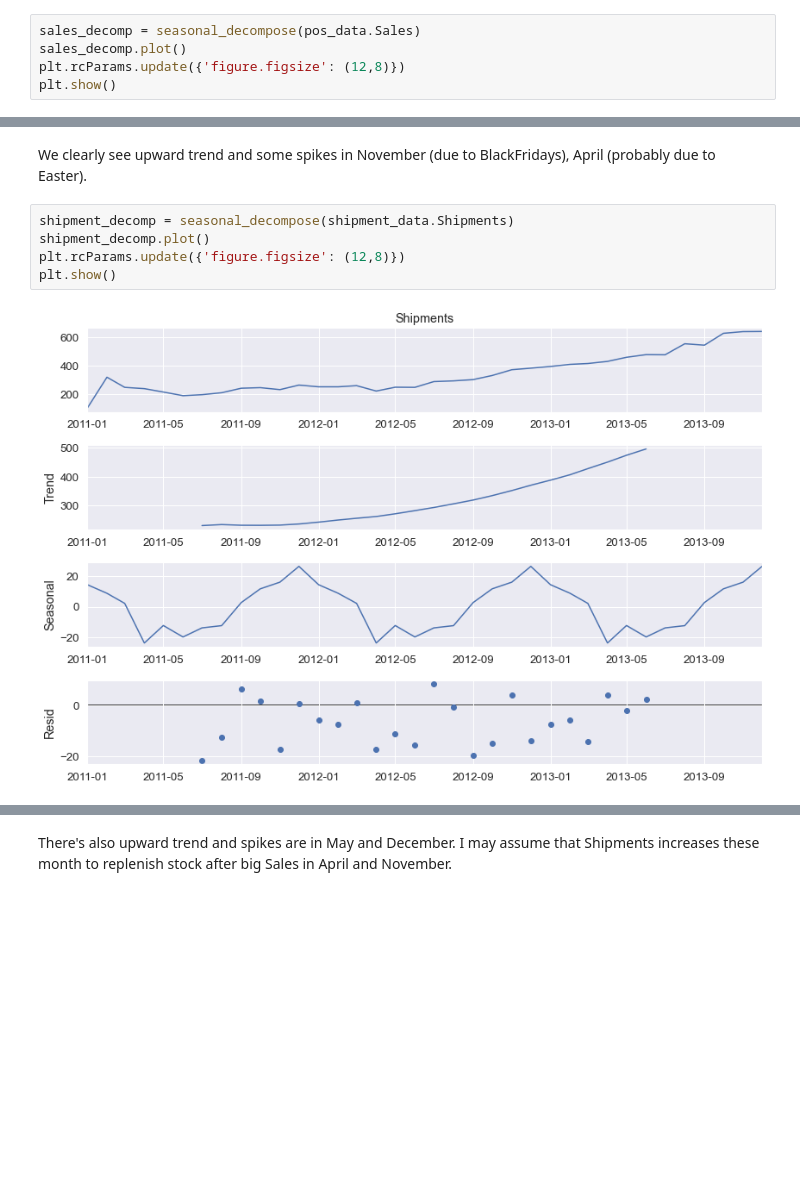
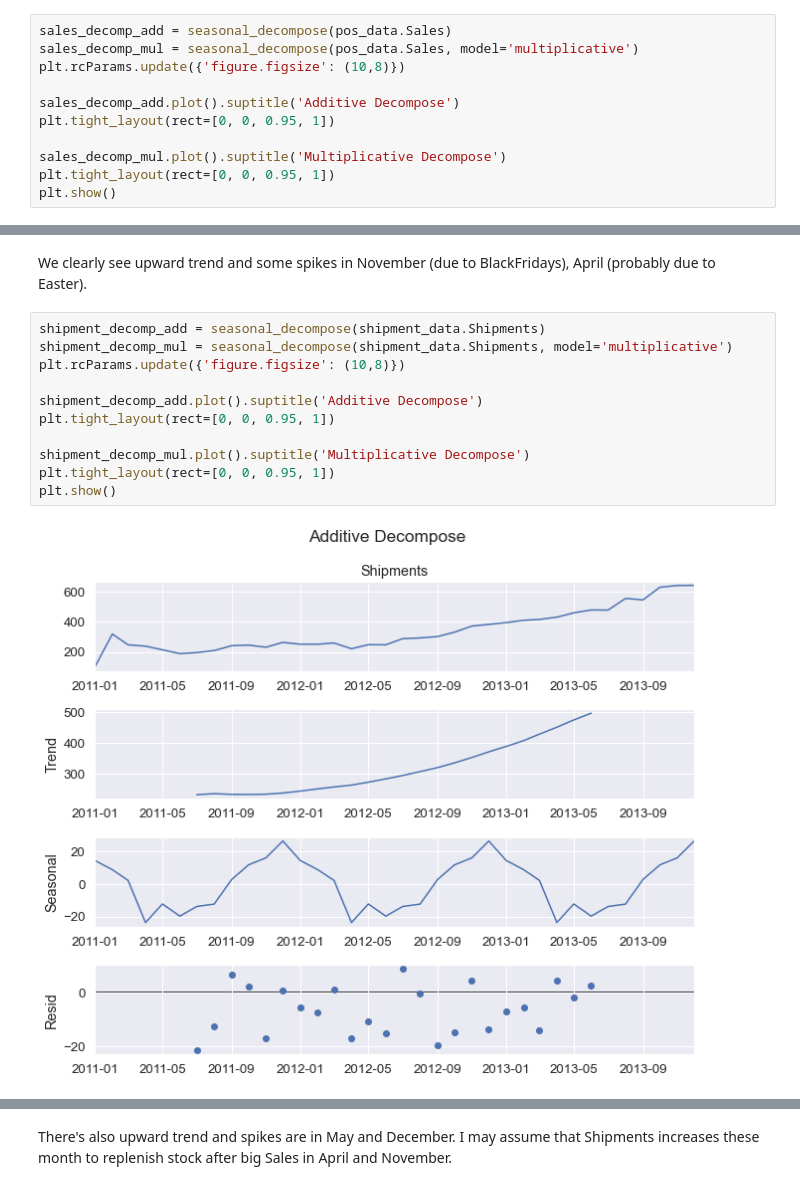
Before and after one commit to Dosann/Time-series-forecast, a Jupyter notebook: shipment_forecast.ipynb, the cells around one changed output, grey strips where cells are left out. Cells and saved outputs as stored; diff of their text form; blank space fills up the shorter version.

```diff
--- a/shipment_forecast.ipynb
+++ b/shipment_forecast.ipynb
@@ -148,8 +148,14 @@ plt.xticks(rotation=70);
 # %% [markdown]
 ### Time-series components
 # %%
-sales_decomp = seasonal_decompose(pos_data.Sales)
-sales_decomp.plot()
-plt.rcParams.update({'figure.figsize': (12,8)})
+sales_decomp_add = seasonal_decompose(pos_data.Sales)
+sales_decomp_mul = seasonal_decompose(pos_data.Sales, model='multiplicative')
+plt.rcParams.update({'figure.figsize': (10,8)})
+
+sales_decomp_add.plot().suptitle('Additive Decompose')
+plt.tight_layout(rect=[0, 0, 0.95, 1])
+
+sales_decomp_mul.plot().suptitle('Multiplicative Decompose')
+plt.tight_layout(rect=[0, 0, 0.95, 1])
 plt.show()
 # %% [output]
@@ -157,9 +164,15 @@ plt.show()
 # %% [markdown]
 We clearly see upward trend and some spikes in November (due to BlackFridays), April (probably due to Easter).
 # %%
-shipment_decomp = seasonal_decompose(shipment_data.Shipments)
-shipment_decomp.plot()
-plt.rcParams.update({'figure.figsize': (12,8)})
+shipment_decomp_add = seasonal_decompose(shipment_data.Shipments)
+shipment_decomp_mul = seasonal_decompose(shipment_data.Shipments, model='multiplicative')
+plt.rcParams.update({'figure.figsize': (10,8)})
+
+shipment_decomp_add.plot().suptitle('Additive Decompose')
+plt.tight_layout(rect=[0, 0, 0.95, 1])
+
+shipment_decomp_mul.plot().suptitle('Multiplicative Decompose')
+plt.tight_layout(rect=[0, 0, 0.95, 1])
 plt.show()
 # %% [output]
-[figure, old version]
+[figure, new version]
```
Also changed, not shown: parts of 31 cells of this notebook.
